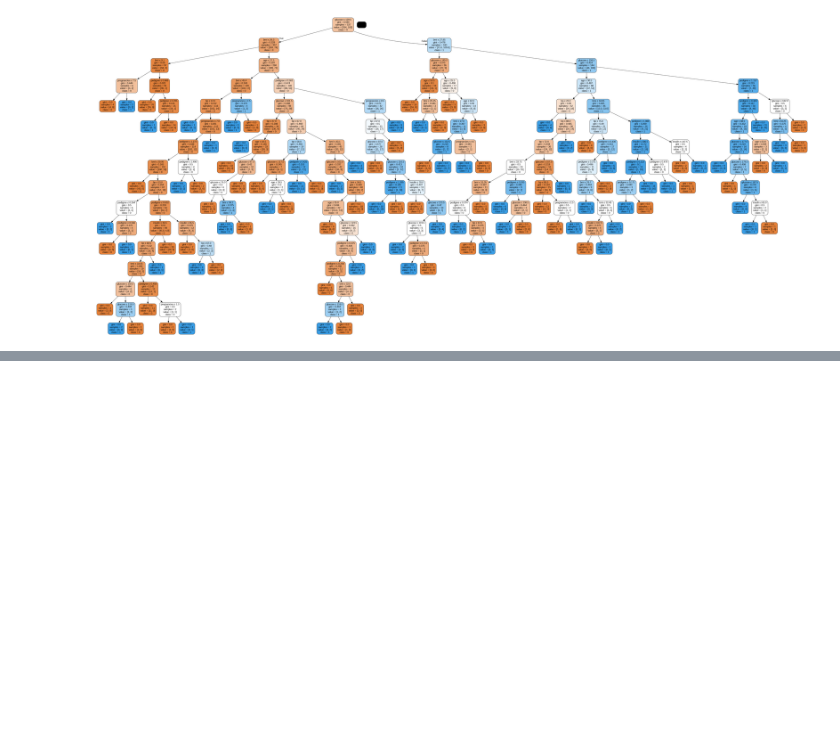
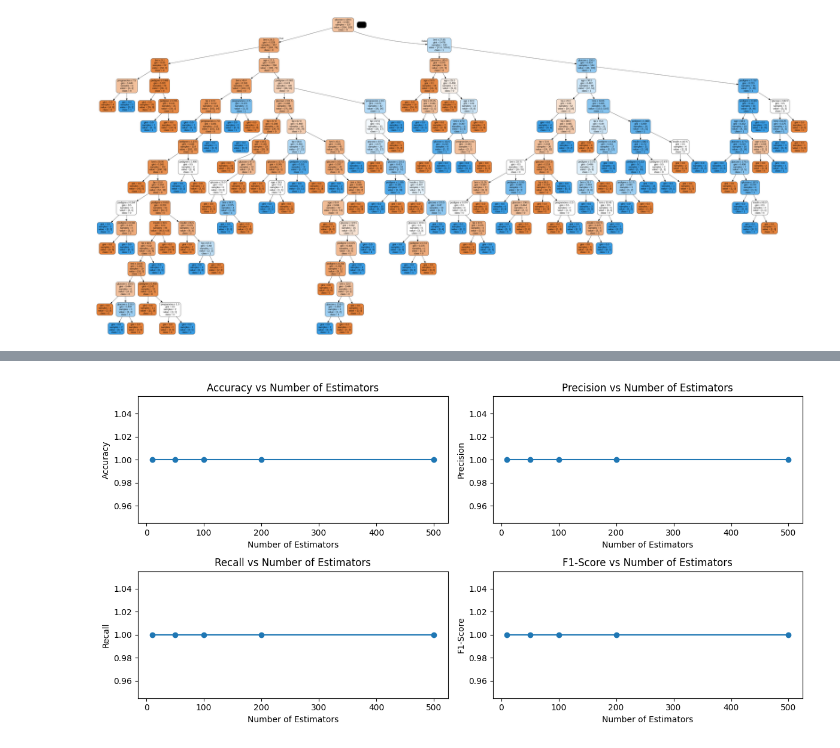
Before and after one commit to Abinaykumar-Patnala/MachineLearning, a Jupyter notebook: ML.ipynb, the cells around one changed output, grey strips where cells are left out. Drawn from its saved outputs; the diff is of its cells as text; code cells hidden in the pictures; blank space fills up the shorter version.

```diff
--- a/ML.ipynb
+++ b/ML.ipynb
@@ -426,0 +483,80 @@ from sklearn.preprocessing import LabelEncoder
+# %%
+# 1. Comparing Single vs. Ensemble Classifiers
+# Task:
+# Write a program that demonstrates the advantage of ensemble learning compared to a single classifier.
+# Apply a Decision Tree and a Random Forest (RF) classifier on a given dataset.
+# Compare their performance using evaluation metrics such as accuracy, precision, recall,and F1-score.
+# Explore the effect of changing the number of estimators (decision trees) in Random Forest. Write clear observations with justification.
+import numpy as np
+import pandas as pd
+from sklearn.datasets import load_iris
+from sklearn.model_selection import train_test_split
+from sklearn.tree import DecisionTreeClassifier
+from sklearn.ensemble import RandomForestClassifier
+import matplotlib.pyplot as plt
+from sklearn.metrics import accuracy_score,precision_score,recall_score,f1_score
+data = load_iris()
+X = data.data
+y = data.target
+X_train, X_test, y_train, y_test = train_test_split(X, y, test_size=0.3, random_state=42)
+dt_classifier = DecisionTreeClassifier(random_state=42)
+dt_classifier.fit(X_train, y_train)
+rf_classifier_default = RandomForestClassifier(n_estimators=100, random_state=42)
+rf_classifier_default.fit(X_train, y_train)
+y_pred_dt = dt_classifier.predict(X_test)
+accuracy_dt = accuracy_score(y_test, y_pred_dt)
+precision_dt = precision_score(y_test, y_pred_dt, average='weighted')
+recall_dt = recall_score(y_test, y_pred_dt, average='weighted')
+f1_dt = f1_score(y_test, y_pred_dt, average='weighted')
+y_pred_rf_default = rf_classifier_default.predict(X_test)
+accuracy_rf_default = accuracy_score(y_test, y_pred_rf_default)
+precision_rf_default = precision_score(y_test, y_pred_rf_default, average='weighted')
+recall_rf_default = recall_score(y_test, y_pred_rf_default, average='weighted')
+f1_rf_default = f1_score(y_test, y_pred_rf_default, average='weighted')
+print("Decision Tree Classifier Performance:")
+print(f"Accuracy: {accuracy_dt:.4f}")
+print(f"Precision: {precision_dt:.4f}")
+print(f"Recall: {recall_dt:.4f}")
+print(f"F1-Score: {f1_dt:.4f}")
+print("\nRandom Forest Classifier (100 estimators) Performance:")
+print(f"Accuracy: {accuracy_rf_default:.4f}")
+print(f"Precision: {precision_rf_default:.4f}")
+print(f"Recall: {recall_rf_default:.4f}")
+print(f"F1-Score: {f1_rf_default:.4f}")
+estimators = [10, 50, 100, 200, 500]
+accuracy_rf = []
+precision_rf = []
+recall_rf = []
+f1_rf = []
+for n_estimators in estimators:
+    rf_classifier = RandomForestClassifier(n_estimators=n_estimators, random_state=42)
+    rf_classifier.fit(X_train, y_train)
+    y_pred_rf = rf_classifier.predict(X_test)
+    accuracy_rf.append(accuracy_score(y_test, y_pred_rf))
+    precision_rf.append(precision_score(y_test, y_pred_rf, average='weighted'))
+    recall_rf.append(recall_score(y_test, y_pred_rf, average='weighted'))
+    f1_rf.append(f1_score(y_test, y_pred_rf, average='weighted'))
+plt.figure(figsize=(12, 6))
+plt.subplot(2, 2, 1)
+plt.plot(estimators, accuracy_rf, marker='o')
+plt.title('Accuracy vs Number of Estimators')
+plt.xlabel('Number of Estimators')
+plt.ylabel('Accuracy')
+plt.subplot(2, 2, 2)
+plt.plot(estimators, precision_rf, marker='o')
+plt.title('Precision vs Number of Estimators')
+plt.xlabel('Number of Estimators')
+plt.ylabel('Precision')
+plt.subplot(2, 2, 3)
+plt.plot(estimators, recall_rf, marker='o')
+plt.title('Recall vs Number of Estimators')
+plt.xlabel('Number of Estimators')
+plt.ylabel('Recall')
+plt.subplot(2, 2, 4)
+plt.plot(estimators, f1_rf, marker='o')
+plt.title('F1-Score vs Number of Estimators')
+plt.xlabel('Number of Estimators')
+plt.ylabel('F1-Score')
+plt.tight_layout()
+plt.show()
+# %% [output]
@@ -426,0 +574 @@ from sklearn.preprocessing import LabelEncoder
+[figure, added]
```
Also changed, not shown: parts of 6 cells of this notebook.
